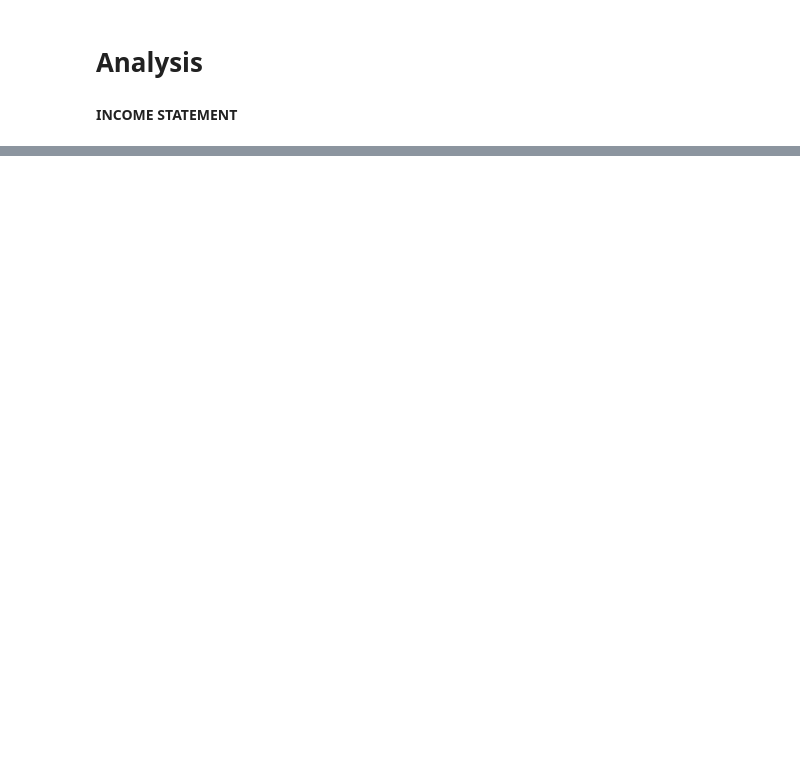
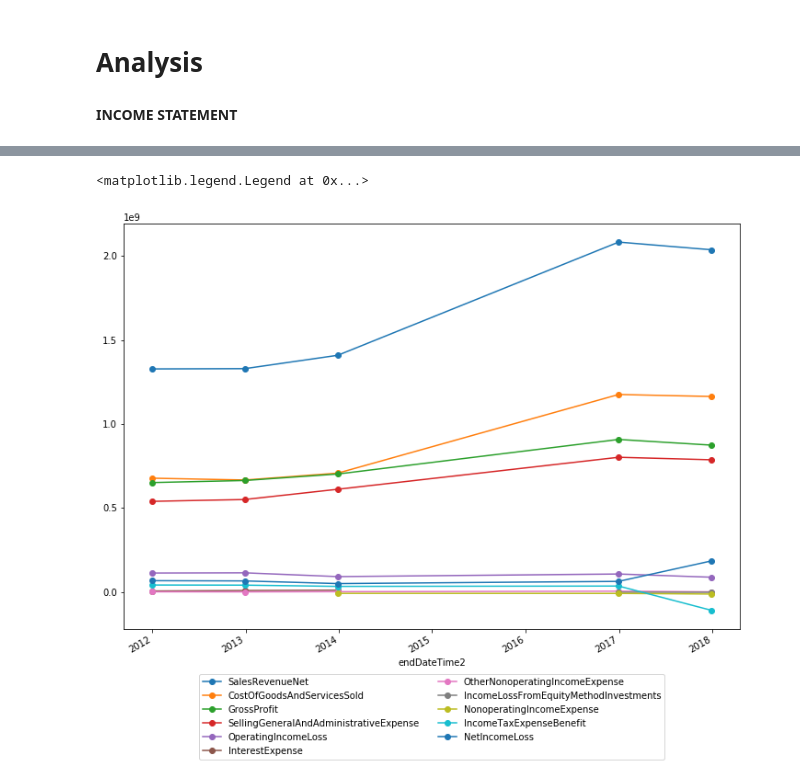
Before and after one commit to raymondmyu/trading, a Jupyter notebook: edgar/consolidated_analysis.ipynb, the cells around one changed output, grey strips where cells are left out. Saved outputs shown, nothing was run; the diff lists cells and outputs as text; code cells hidden in the pictures; blank space fills up the shorter version.

```diff
--- a/edgar/consolidated_analysis.ipynb
+++ b/edgar/consolidated_analysis.ipynb
@@ -141,0 +87,9 @@ F.query("endDateTime2=='2017-06-30' and isStartEndPeriod").Account.value_counts(
+# %%
+income = extractions.get_income_statements('AAP')
+
+fig,ax = plt.subplots(figsize=(12,9))
+income.plot(ax=ax, marker='o')
+ax.legend(loc=9, bbox_to_anchor=(0.5, -0.1), ncol=2)
+# %% [output]
+<matplotlib.legend.Legend at 0x...>
+[figure, added]
```
Also changed, not shown: parts of 15 cells of this notebook, 7 other files.
